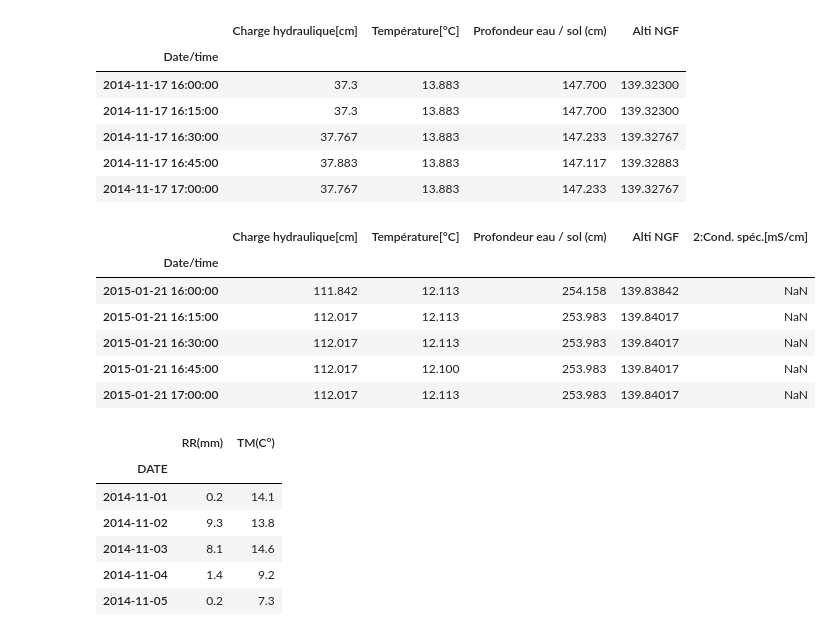
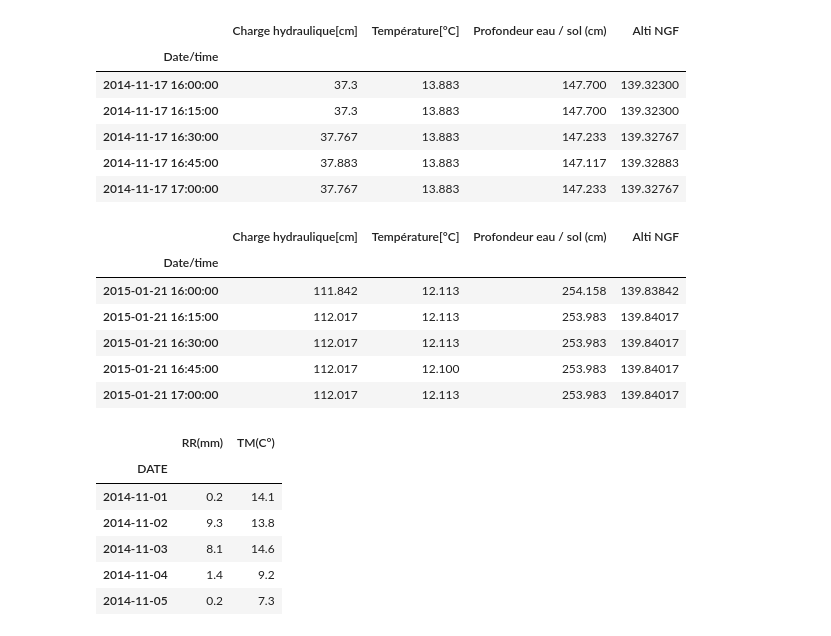
Before and after one commit to avayssiere/dispositif-hydro, a Jupyter notebook: Explore.ipynb, the cells around one changed output. Cells and saved outputs as stored; diff of their text form; code cells hidden in the pictures.

```diff
--- a/Explore.ipynb
+++ b/Explore.ipynb
@@ -1,7 +1,8 @@
 # %%
 import os
 import pandas as pd
+import numpy as np
 
-data_folder = "data"
+data_folder = os.path.join("data", "Bigny")
 os.listdir(data_folder)
 # %% [output]
@@ -90,15 +85,15 @@ lp1_df.head()
 # %%
 chevalier_df = pd.read_excel(os.path.join(data_folder, "Chevalier_modele.xlsx"), skiprows=8, index_col=0)
 chevalier_df.set_index(pd.to_datetime(chevalier_df.index), inplace=True)
-chevalier_df = chevalier_df.iloc[:, [0, 1, 2, 5, 6]]
-chevalier_df.rename(columns={"Alti NGF toit de la nappe": "Alti NGF"}, inplace=True)
+chevalier_df = chevalier_df.iloc[:, [0, 1, 2, 5]]
+chevalier_df.rename(columns={chevalier_df.columns[-1]: "Alti NGF"}, inplace=True)
 chevalier_df.head()
 # %% [output]
-|  | Charge hydraulique[cm] | Température[°C] | Profondeur eau / sol (cm) | Alti NGF | 2:Cond. spéc.[mS/cm] |
-| Date/time |  |  |  |  |  |
-| 2015-01-21 16:00:00 | 111.842 | 12.113 | 254.158 | 139.83842 | NaN |
-| 2015-01-21 16:15:00 | 112.017 | 12.113 | 253.983 | 139.84017 | NaN |
-| 2015-01-21 16:30:00 | 112.017 | 12.113 | 253.983 | 139.84017 | NaN |
-| 2015-01-21 16:45:00 | 112.017 | 12.100 | 253.983 | 139.84017 | NaN |
-| 2015-01-21 17:00:00 | 112.017 | 12.113 | 253.983 | 139.84017 | NaN |
+|  | Charge hydraulique[cm] | Température[°C] | Profondeur eau / sol (cm) | Alti NGF |
+| Date/time |  |  |  |  |
+| 2015-01-21 16:00:00 | 111.842 | 12.113 | 254.158 | 139.83842 |
+| 2015-01-21 16:15:00 | 112.017 | 12.113 | 253.983 | 139.84017 |
+| 2015-01-21 16:30:00 | 112.017 | 12.113 | 253.983 | 139.84017 |
+| 2015-01-21 16:45:00 | 112.017 | 12.100 | 253.983 | 139.84017 |
+| 2015-01-21 17:00:00 | 112.017 | 12.113 | 253.983 | 139.84017 |
 # %%
```
Also changed, not shown: parts of 17 cells of this notebook, 9 other files.
